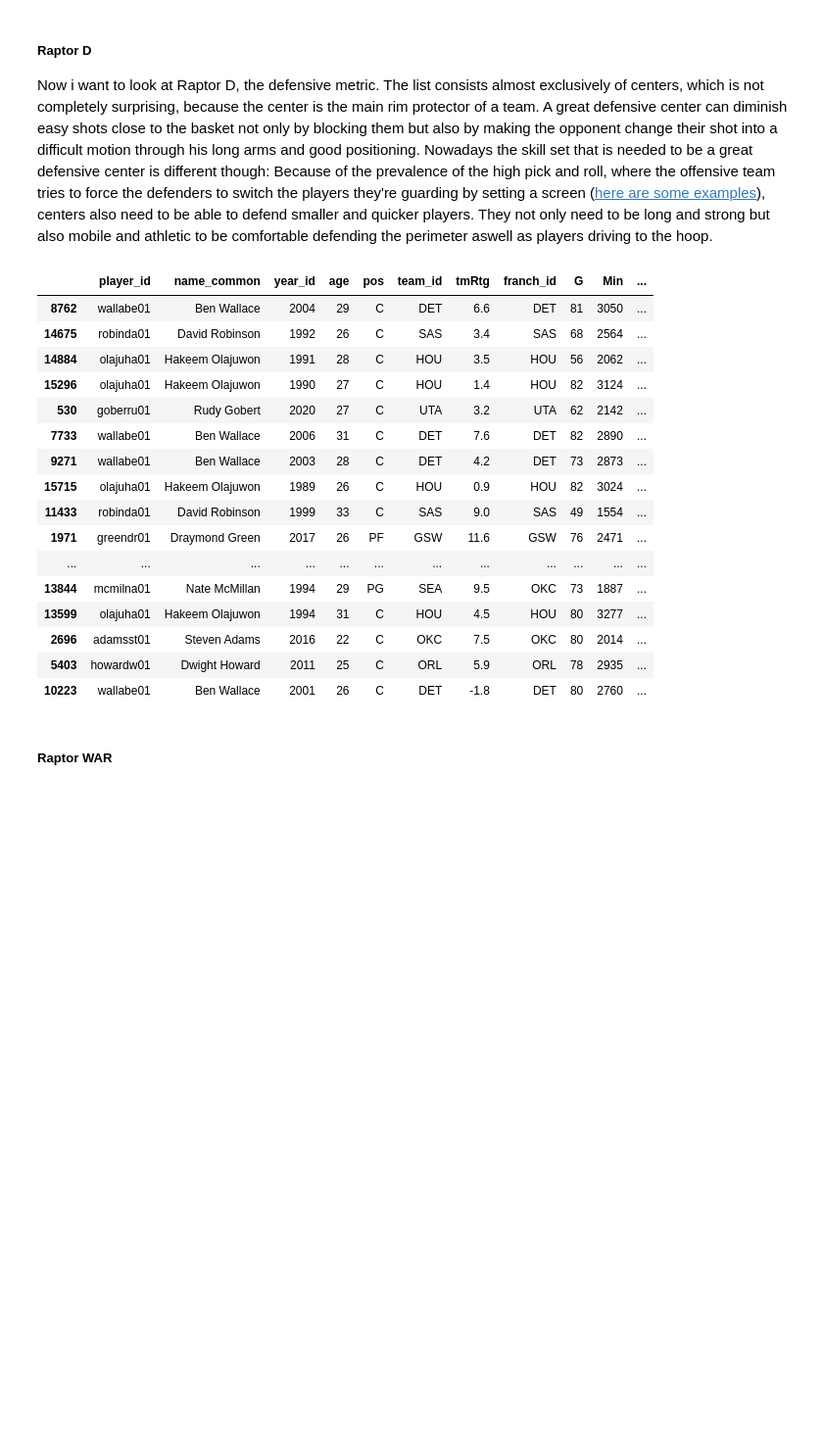
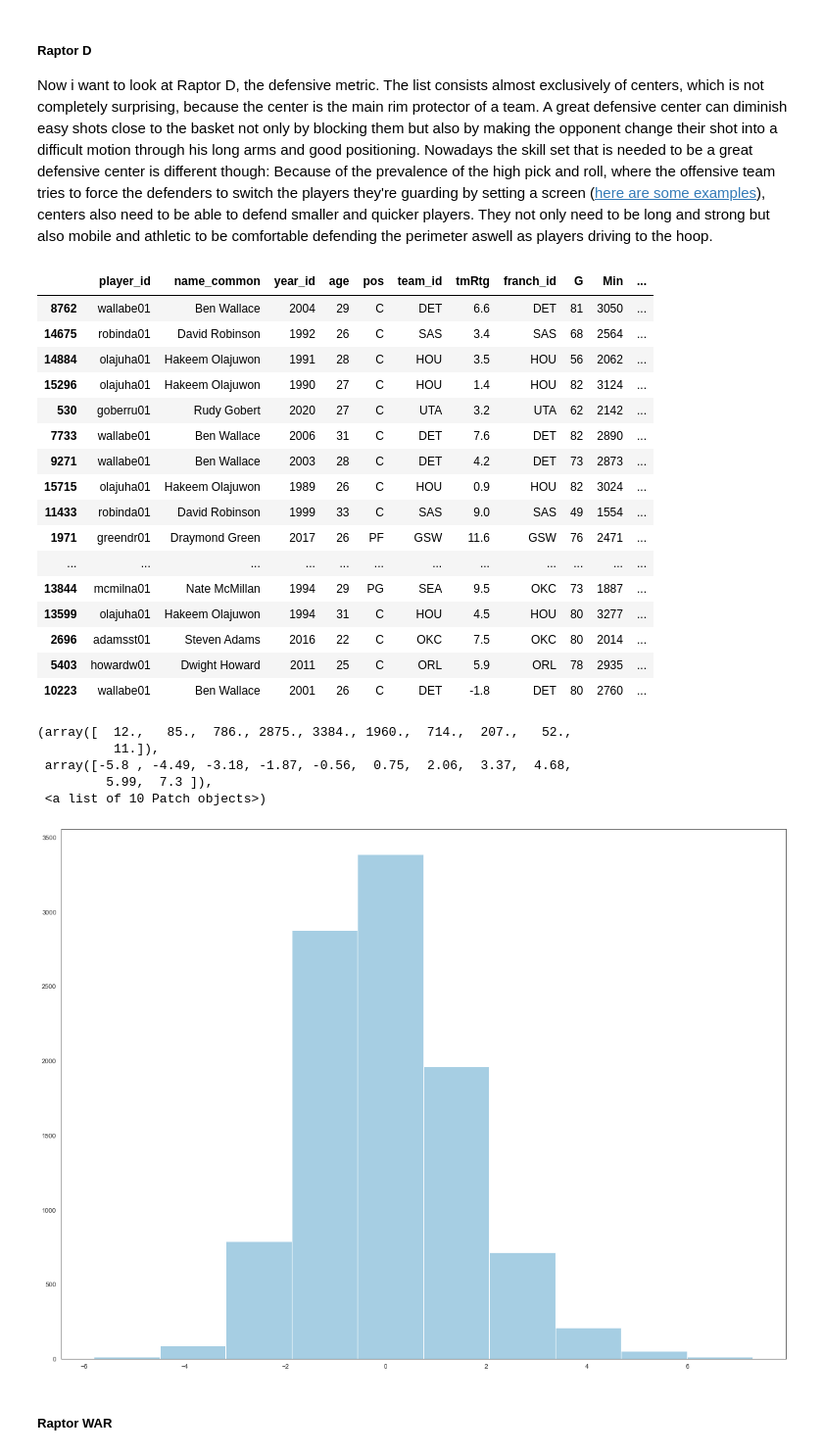
Before and after one commit to carl2727/NBA-data-analysis-project, a Jupyter notebook: 01.ipynb, the cells around one changed output. Shown at 98% size. Cells and saved outputs as stored; diff of their text form; code cells hidden in the pictures; blank space fills up the shorter version.

```diff
--- a/01.ipynb
+++ b/01.ipynb
@@ -232,25 +251,33 @@ display(nba1.sort_values(by="Raptor O", ascending=False).head(25))
 
 Now i want to look at Raptor D, the defensive metric. The list consists almost exclusively of centers, which is not completely surprising, because the center is the main rim protector of a team. A great defensive center can diminish easy shots close to the basket not only by blocking them but also by making the opponent change their shot into a difficult motion through his long arms and good positioning. Nowadays the skill set that is needed to be a great defensive center is different though: Because of the prevalence of the high pick and roll, where the offensive team tries to force the defenders to switch the players they're guarding by setting a screen (<a href="https://www.youtube.com/watch?v=QmOdKP_fMAU">here are some examples</a>), centers also need to be able to defend smaller and quicker players. They not only need to be long and strong but also mobile and athletic to be comfortable defending the perimeter aswell as players driving to the hoop.
 # %%
-display(nba1.sort_values(by="Raptor D", ascending=False).head(25))
+rap_d = nba1.sort_values(by="Raptor D", ascending=False)
+display(rap_d.head(25))
+plt.hist(rap_d["Raptor D"])
 # %% [output]
 |  | player_id | name_common | year_id | age | pos | team_id | tmRtg | franch_id | G | Min | ... |
 | 8762 | wallabe01 | Ben Wallace | 2004 | 29 | C | DET | 6.6 | DET | 81 | 3050 | ... |
 | 14675 | robinda01 | David Robinson | 1992 | 26 | C | SAS | 3.4 | SAS | 68 | 2564 | ... |
 | 14884 | olajuha01 | Hakeem Olajuwon | 1991 | 28 | C | HOU | 3.5 | HOU | 56 | 2062 | ... |
 | 15296 | olajuha01 | Hakeem Olajuwon | 1990 | 27 | C | HOU | 1.4 | HOU | 82 | 3124 | ... |
 | 530 | goberru01 | Rudy Gobert | 2020 | 27 | C | UTA | 3.2 | UTA | 62 | 2142 | ... |
 | 7733 | wallabe01 | Ben Wallace | 2006 | 31 | C | DET | 7.6 | DET | 82 | 2890 | ... |
 | 9271 | wallabe01 | Ben Wallace | 2003 | 28 | C | DET | 4.2 | DET | 73 | 2873 | ... |
 | 15715 | olajuha01 | Hakeem Olajuwon | 1989 | 26 | C | HOU | 0.9 | HOU | 82 | 3024 | ... |
 | 11433 | robinda01 | David Robinson | 1999 | 33 | C | SAS | 9.0 | SAS | 49 | 1554 | ... |
 | 1971 | greendr01 | Draymond Green | 2017 | 26 | PF | GSW | 11.6 | GSW | 76 | 2471 | ... |
 | ... | ... | ... | ... | ... | ... | ... | ... | ... | ... | ... | ... |
 | 13844 | mcmilna01 | Nate McMillan | 1994 | 29 | PG | SEA | 9.5 | OKC | 73 | 1887 | ... |
 | 13599 | olajuha01 | Hakeem Olajuwon | 1994 | 31 | C | HOU | 4.5 | HOU | 80 | 3277 | ... |
 | 2696 | adamsst01 | Steven Adams | 2016 | 22 | C | OKC | 7.5 | OKC | 80 | 2014 | ... |
 | 5403 | howardw01 | Dwight Howard | 2011 | 25 | C | ORL | 5.9 | ORL | 78 | 2935 | ... |
 | 10223 | wallabe01 | Ben Wallace | 2001 | 26 | C | DET | -1.8 | DET | 80 | 2760 | ... |
+(array([  12.,   85.,  786., 2875., 3384., 1960.,  714.,  207.,   52.,
+          11.]),
+ array([-5.8 , -4.49, -3.18, -1.87, -0.56,  0.75,  2.06,  3.37,  4.68,
+         5.99,  7.3 ]),
+ <a list of 10 Patch objects>)
+[figure, added]
 # %% [markdown]
 ##### Raptor WAR
 # %%
```
Also changed, not shown: parts of 7 cells of this notebook.
